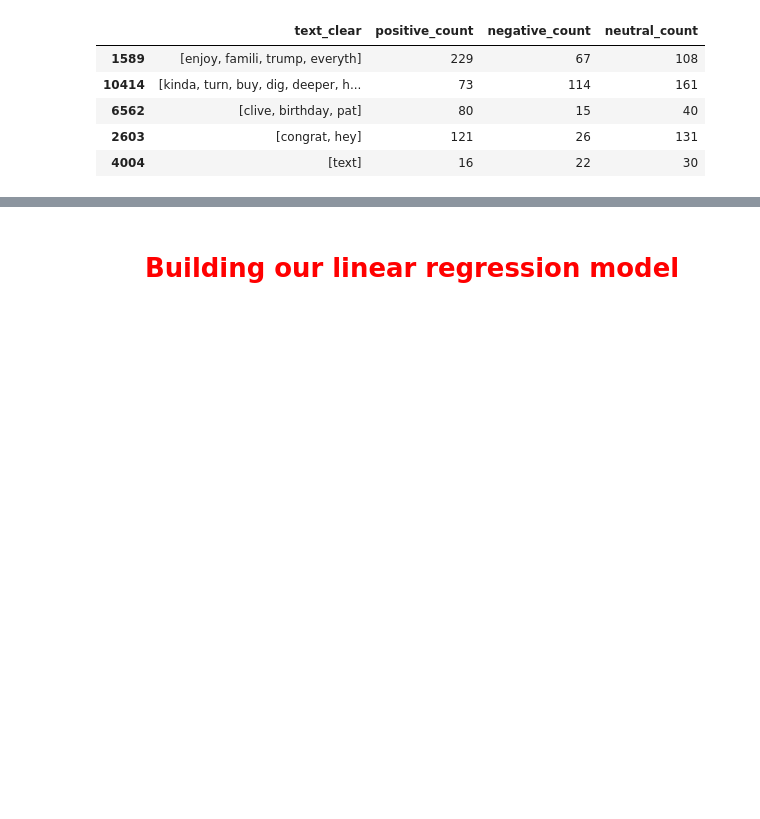
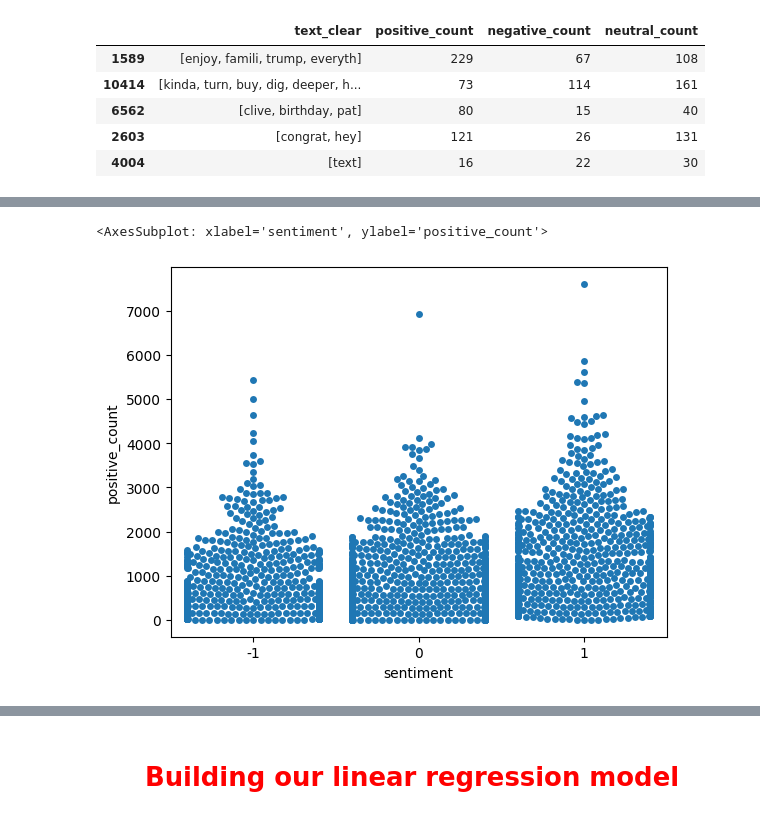
Before and after one commit to HatimRabet/Tweet_Sentiment_Extraction, a Jupyter notebook: Code/Classical_models.ipynb, the cells around one changed output, grey strips where cells are left out. Saved outputs shown, nothing was run; the diff lists cells and outputs as text; code cells hidden in the pictures; blank space fills up the shorter version.

```diff
--- a/Code/Classical_models.ipynb
+++ b/Code/Classical_models.ipynb
@@ -358,0 +381,5 @@ Validation_final_data = X_val.drop(columns=["text_clear"])
+# %%
+sns.swarmplot(x="sentiment", y="positive_count",data= data.sample(frac = 0.1))
+# %% [output]
+<AxesSubplot: xlabel='sentiment', ylabel='positive_count'>
+[figure, added]
```
Also changed, not shown: parts of 24 cells of this notebook, 1 other file.
